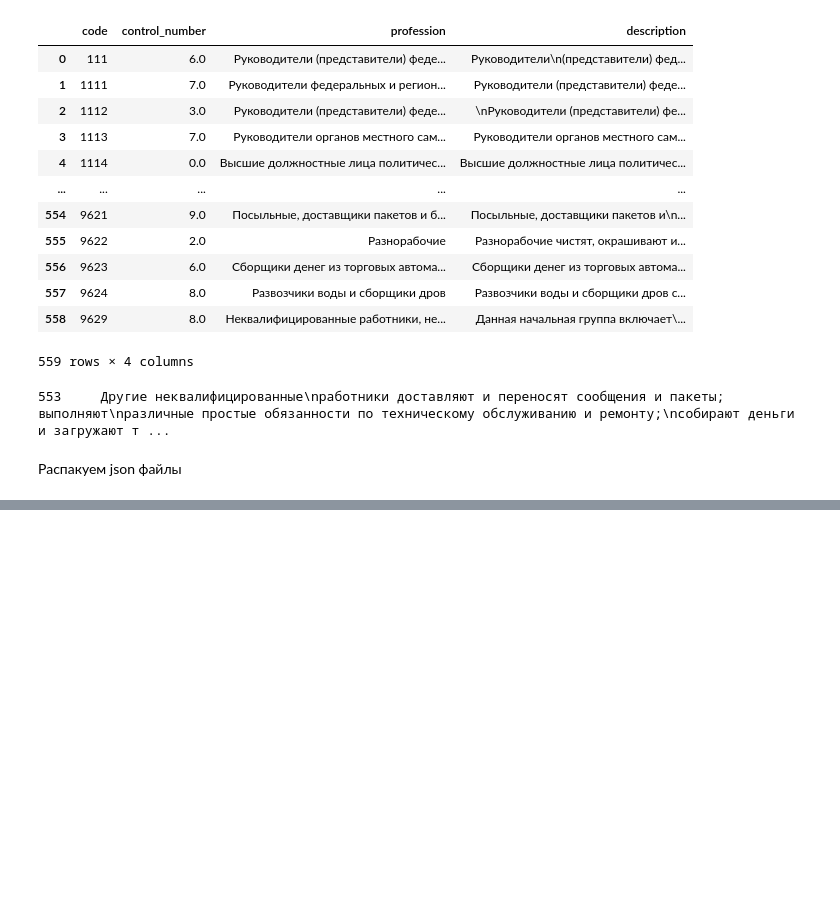
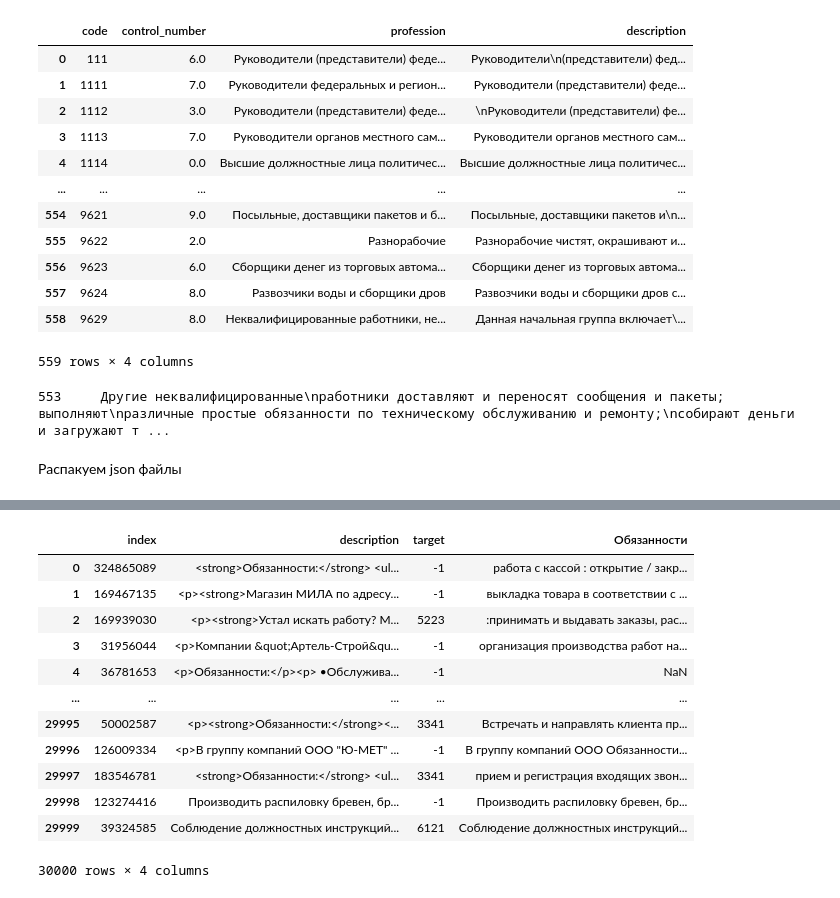
Before and after one commit to sersldmir/all_comp_repo, a Jupyter notebook: Main_file/main_project.ipynb, the cells around one changed output, grey strips where cells are left out. Cells and saved outputs as stored; diff of their text form; code cells hidden in the pictures; blank space fills up the shorter version.

```diff
--- a/Main_file/main_project.ipynb
+++ b/Main_file/main_project.ipynb
@@ -111,0 +84,15 @@ array([{'Условия': ['Срочно требуется:Секретарь',
+# %%
+def json_processor(path):
+    json_df = pd.read_json(path)
+    json_df['Обязанности'] = [' '.join(el.get('Обязанности', np.nan)) if el.get('Обязанности', np.nan) is not np.nan else np.nan for el in json_df['Content'].values]
+    json_df.drop(['Content', 'Position'], axis=1, inplace=True)
+    return json_df
+# %%
+vd1 = json_processor(hack_data_path/'vacancy_descriptions'/'1_parsed.json')
+vd2 = json_processor(hack_data_path/'vacancy_descriptions'/'2_parsed.json')
+vd3 = json_processor(hack_data_path/'vacancy_descriptions'/'3_parsed.json')
+vd4 = json_processor(hack_data_path/'vacancy_descriptions'/'4_parsed.json')
+vd5 = json_processor(hack_data_path/'vacancy_descriptions'/'5_parsed.json')
+# %%
+vd = pd.concat([vd1, vd2, vd3, vd4, vd5], ignore_index=True)
+vd
@@ -111,0 +113,19 @@ array([{'Условия': ['Срочно требуется:Секретарь',
+# %%
+# сливаем тренировочные данные
+train_df_w_description = train_df.merge(vd, how='left', left_on='index', right_on='ID')
+train_df_w_description.drop(['ID', 'name'], inplace=True, axis=1)
+train_df_w_description
+# %% [output]
+|  | index | description | target | Обязанности |
+| 0 | 324865089 | <strong>Обязанности:</strong> <ul... | -1 | работа с кассой : открытие / закр... |
+| 1 | 169467135 | <p><strong>Магазин МИЛА по адресу... | -1 | выкладка товара в соответствии с ... |
+| 2 | 169939030 | <p><strong>Устал искать работу? М... | 5223 | :принимать и выдавать заказы, рас... |
+| 3 | 31956044 | <p>Компании &quot;Артель-Строй&qu... | -1 | организация производства работ на... |
+| 4 | 36781653 | <p>Обязанности:</p><p> •Обслужива... | -1 | NaN |
+| ... | ... | ... | ... | ... |
+| 29995 | 50002587 | <p><strong>Обязанности:</strong><... | 3341 | Встречать и направлять клиента пр... |
+| 29996 | 126009334 | <p>В группу компаний ООО "Ю-МЕТ" ... | -1 | В группу компаний ООО Обязанности... |
+| 29997 | 183546781 | <strong>Обязанности:</strong> <ul... | 3341 | прием и регистрация входящих звон... |
+| 29998 | 123274416 | Производить распиловку бревен, бр... | -1 | Производить распиловку бревен, бр... |
+| 29999 | 39324585 | Соблюдение должностных инструкций... | 6121 | Соблюдение должностных инструкций... |
+30000 rows × 4 columns
```
Also changed, not shown: parts of 44 cells of this notebook.
